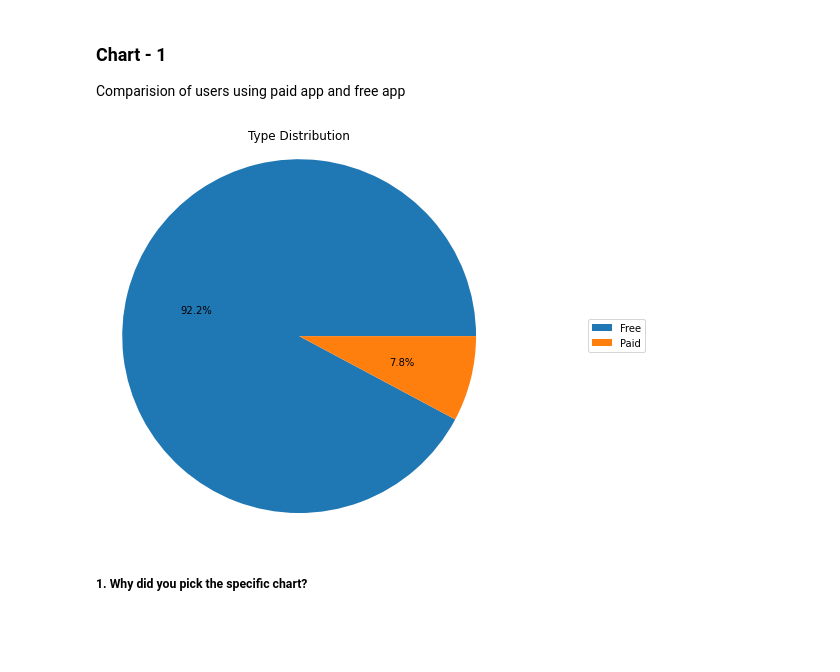
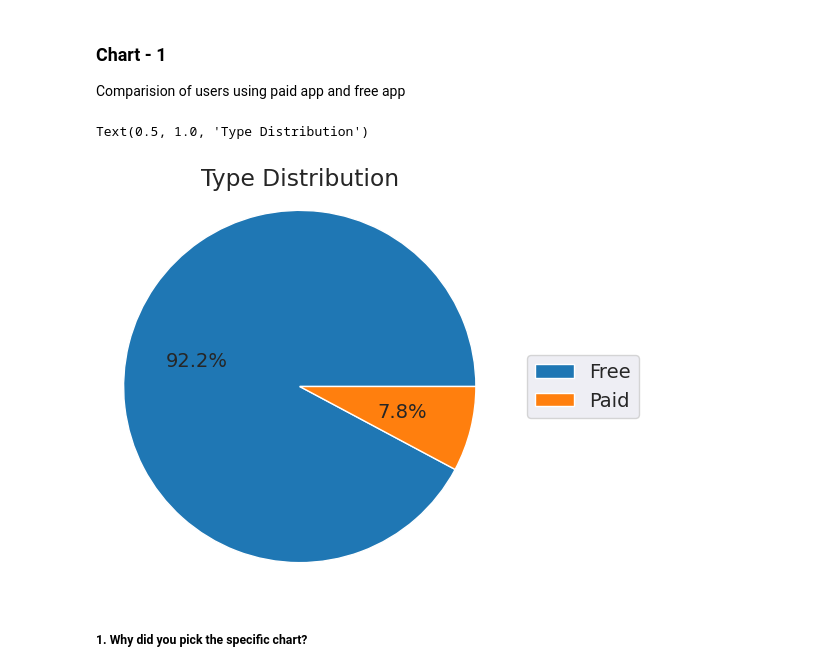
Before and after one commit to azizdafi/playstore-EDA, a Jupyter notebook: Final_Draft_Playstore_App_EDA_Submission_Sayed_Aziz1.ipynb, the cells around one changed output. Cells and saved outputs as stored; diff of their text form; code cells hidden in the pictures; blank space fills up the shorter version.

Commit message:
added plot titles and setup parameters

```diff
--- a/Final_Draft_Playstore_App_EDA_Submission_Sayed_Aziz1.ipynb
+++ b/Final_Draft_Playstore_App_EDA_Submission_Sayed_Aziz1.ipynb
@@ -96,8 +99,12 @@ import numpy as np
 import pandas as pd
 import seaborn as sns
 import matplotlib.pyplot as plt
+import warnings
+warnings.filterwarnings('ignore')
 import missingno as msno   #library to identify the missing values/numbers
 
+#setting font size throughout the notebook
+plt.rcParams.update({'font.size': 14})
 
 %matplotlib inline
 #to keep the graph visible even after the disconnect
@@ -293,25 +316,31 @@ The number of variables in Android Ver column are: 34
 # Write your code to make your dataset analysis ready.
 #creating one funtion that can evaluate Price, Installs, Size and Reviews
 def convert_int(x):
-  ''' this function takes the value and removes ',' + , M, k, $ returns it
+  ''' this function takes the object and removes ',' + , M, k, $ returns it
   after evalvating by the function eval
   '''
   # print('Evalvating...')
-  try:
+  # try:
 
-    if x.isdigit():         # Checking if the object is alread integer to and converting it before itterating if loops for making the function more optimised
+  if x.isdigit():         # Checking if the object is alread integer to and converting it before itterating if loops for making the function more optimised
       return eval(x)
-    else:
+  else:
       if ',' in x:          #writing series of if condition to reduce the operations complexity on the objects
         x=x.replace(',','')
       if '+' in x:          #this occurs in installs colum, so we are removing the same to have a proper int format
         x=x.replace('+','')
-      if 'M' in x:          # since this value occurs in Size we are converting Millions to int format by adding 6 zeros to the same
-        x = x + '000000'
-        x=x.replace('M','')
+      if 'M' in x:
+        x=x.replace('M','')        # since this value occurs in Size we are converting Millions to int format by adding 6 zeros to the same
+        x= eval(x)
+        x = x * 10**6
+        return x
+        # x=x.replace('M','')
       if 'k' in x:          # since this value occurs in Size we are converting Kilo to int format by adding 3 zeros to the same
-        x= x + '000'
         x=x.replace('k','')
+        x = eval(x)
+        x= x * 10**3
+        return x
+        # x=x.replace('k','')
       if '$' in x:
         x=x.replace('$','') #this occurs in price column, so we are taking out the $ symbol
       if x=='Free' or x=='Varies with device'or x=='Everyone':    #there are some columns entered with missplaced values, setting them to zero.
@@ -321,8 +350,8 @@ def convert_int(x):
         # return x
       # x=eval(x)
       return x
-  except:
-      print('error in applying function')
+  # except:
+  #     print('error in applying function')
 
 
       # return x
@@ -484,20 +513,21 @@ Comparision of users using paid app and free app
 # %%
 # Chart - 1 visualization code
 # application type distribution
 #Here we use pie plot
-fig, ax = plt.subplots(figsize=(7, 7), subplot_kw=dict(aspect="equal"))
+fig, ax = plt.subplots(figsize=(5, 5), subplot_kw=dict(aspect="equal"))
 number_of_apps = df['Type'].value_counts()
 labels = number_of_apps.index
 sizes = number_of_apps.values
 
 # plotting the same
 ax.pie(sizes,labeldistance=2,autopct='%1.1f%%')
 ax.legend(labels=labels,loc="right",bbox_to_anchor=(0.9, 0, 0.5, 1))
 ax.axis("equal")
 plt.title('Type Distribution')
-plt.show()
+# plt.show()
 # %% [output]
+Text(0.5, 1.0, 'Type Distribution')
-[figure, old version]
+[figure, new version]
 # %% [markdown]
 ##### 1. Why did you pick the specific chart?
 # %% [markdown]
```
Also changed, not shown: parts of 55 cells of this notebook.
